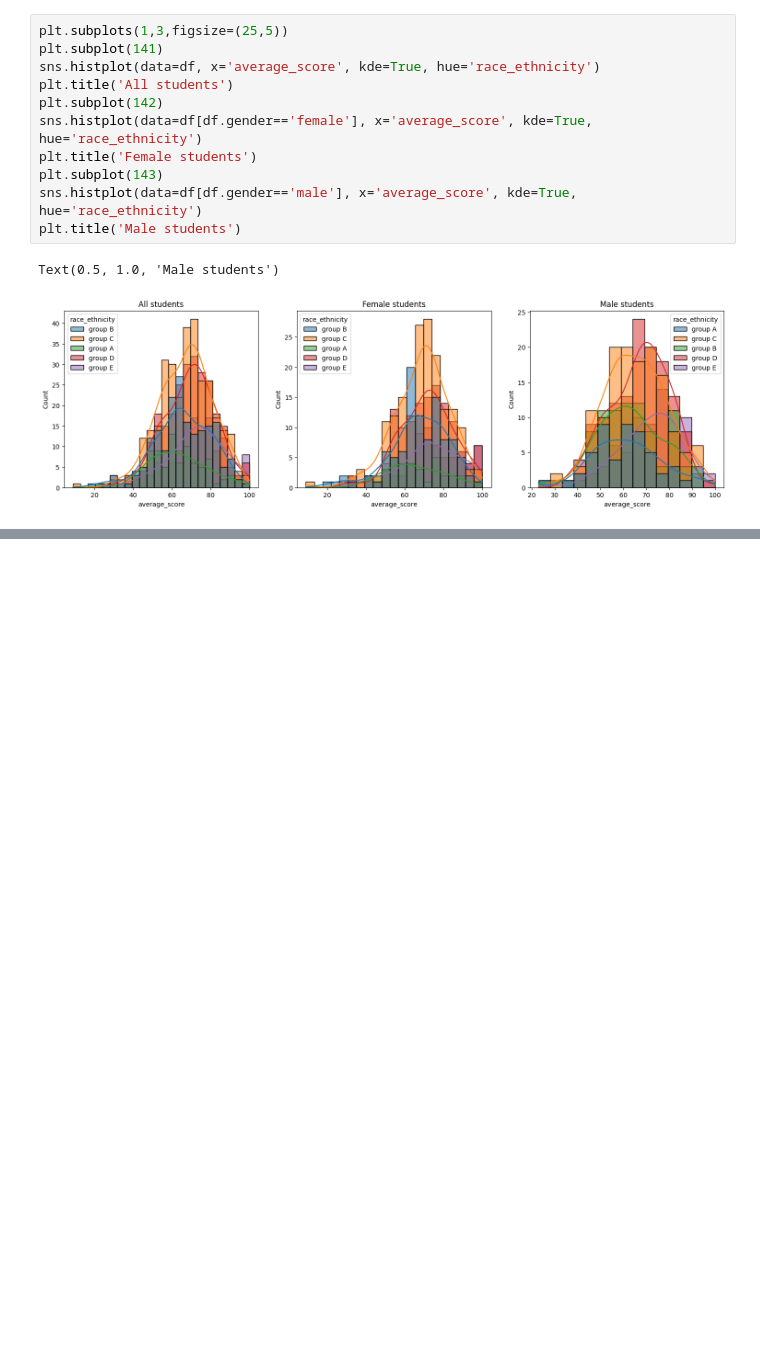
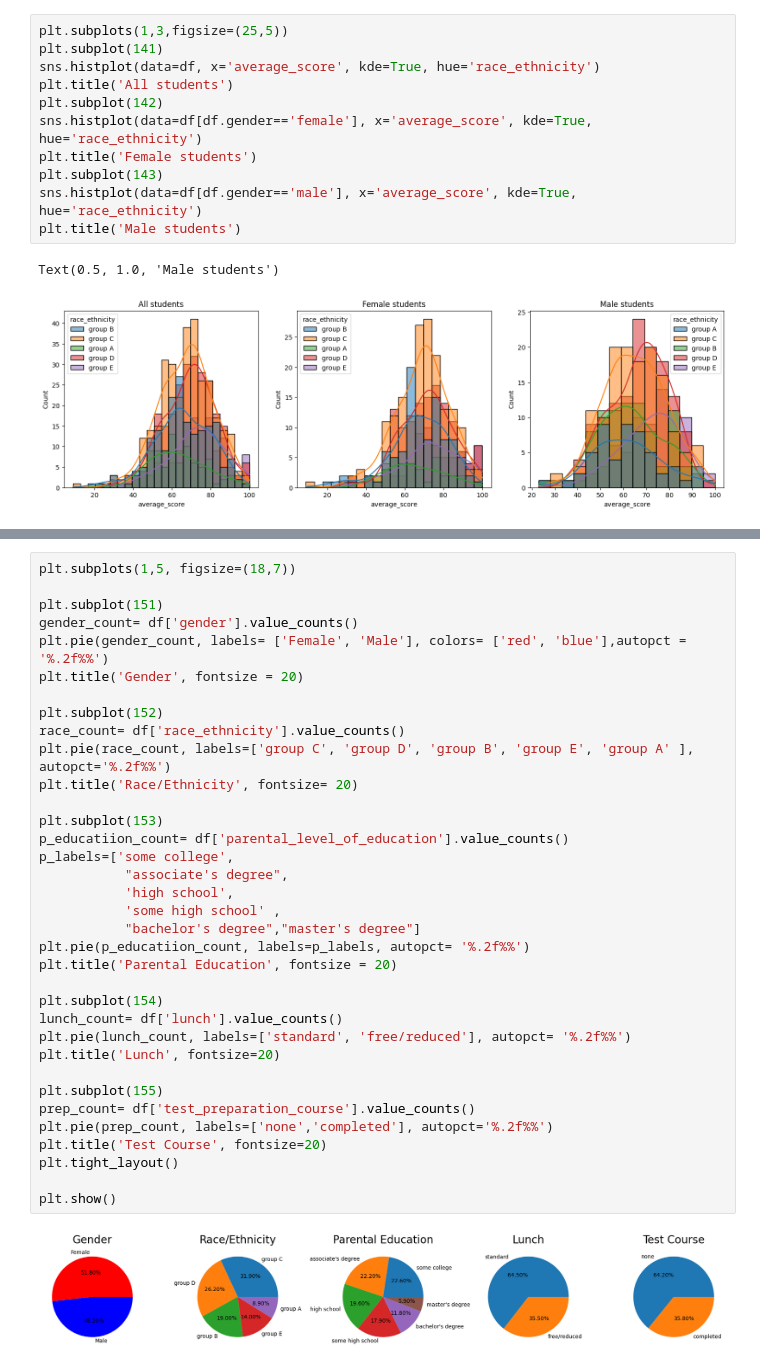
Before and after one commit to Karan-Karthik/Student_Performance_Analysis-Predictor, a Jupyter notebook: source/notebook/EDA student performance.ipynb, the cells around one changed output, grey strips where cells are left out. Drawn from its saved outputs; the diff is of its cells as text; blank space fills up the shorter version.

```diff
--- a/source/notebook/EDA student performance.ipynb
+++ b/source/notebook/EDA student performance.ipynb
@@ -330,0 +354,37 @@ Text(0.5, 1.0, 'Male students')
+# %%
+plt.subplots(1,5, figsize=(18,7))
+
+plt.subplot(151)
+gender_count= df['gender'].value_counts()
+plt.pie(gender_count, labels= ['Female', 'Male'], colors= ['red', 'blue'],autopct = '%.2f%%')
+plt.title('Gender', fontsize = 20)
+
+plt.subplot(152)
+race_count= df['race_ethnicity'].value_counts()
+plt.pie(race_count, labels=['group C', 'group D', 'group B', 'group E', 'group A' ], autopct='%.2f%%')
+plt.title('Race/Ethnicity', fontsize= 20)
+
+plt.subplot(153)
+p_educatiion_count= df['parental_level_of_education'].value_counts()
+p_labels=['some college',
+           "associate's degree",
+           'high school',
+           'some high school' ,
+           "bachelor's degree","master's degree"]
+plt.pie(p_educatiion_count, labels=p_labels, autopct= '%.2f%%')
+plt.title('Parental Education', fontsize = 20)
+
+plt.subplot(154)
+lunch_count= df['lunch'].value_counts()
+plt.pie(lunch_count, labels=['standard', 'free/reduced'], autopct= '%.2f%%')
+plt.title('Lunch', fontsize=20)
+
+plt.subplot(155)
+prep_count= df['test_preparation_course'].value_counts()
+plt.pie(prep_count, labels=['none','completed'], autopct='%.2f%%')
+plt.title('Test Course', fontsize=20)
+plt.tight_layout()
+
+plt.show()
+# %% [output]
+[figure, added]
```
Also changed, not shown: parts of 26 cells of this notebook.
